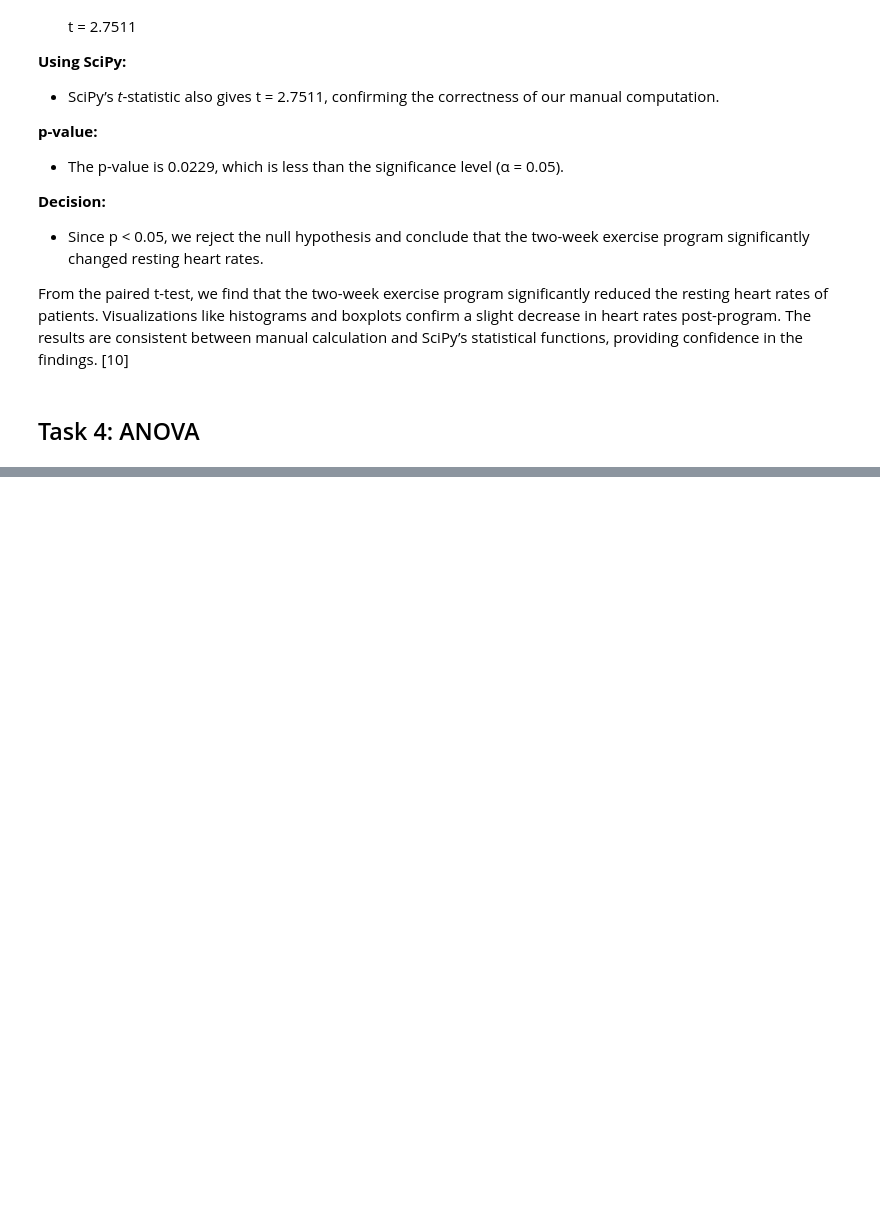
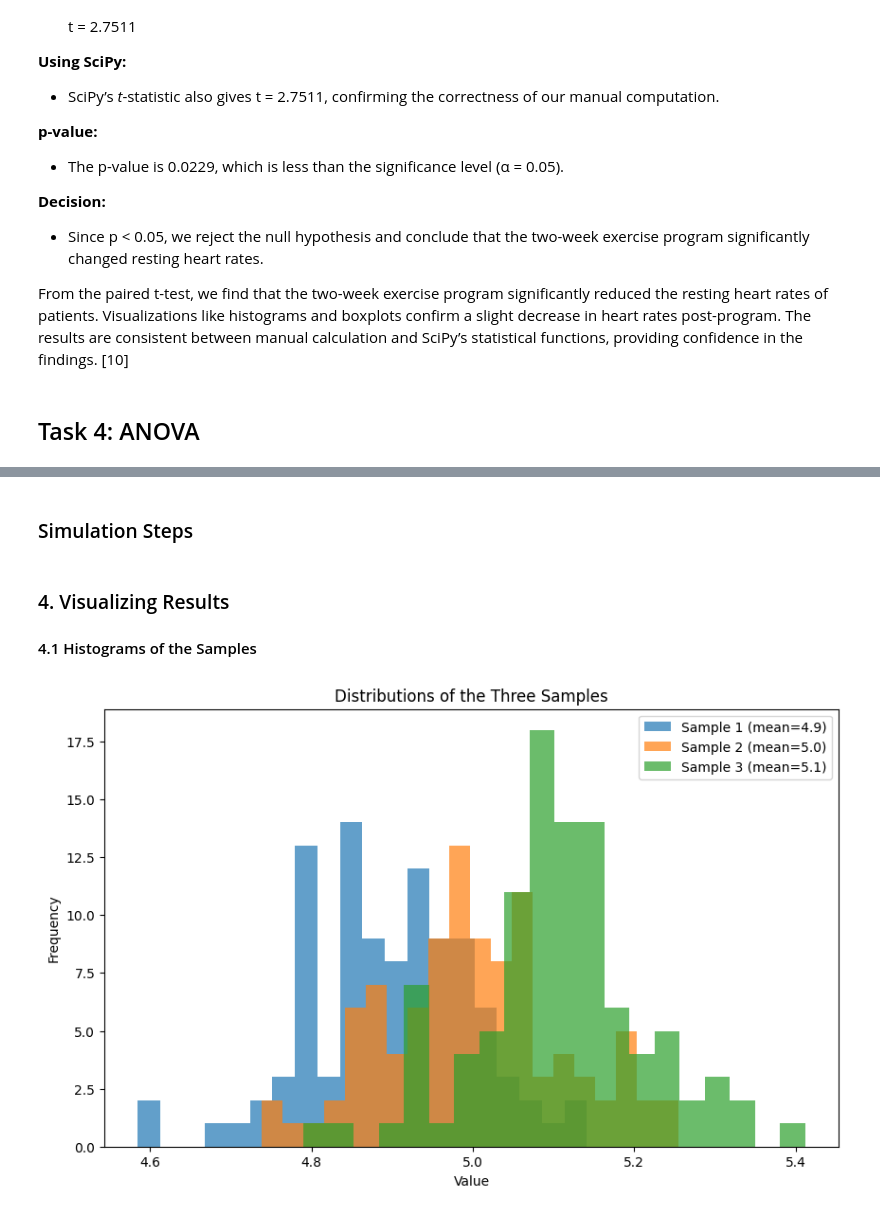
Before and after one commit to benjanning/applied_statistics, a Jupyter notebook: tasks.ipynb, the cells around one changed output, grey strips where cells are left out. Drawn from its saved outputs; the diff is of its cells as text; code cells hidden in the pictures; blank space fills up the shorter version.

```diff
--- a/tasks.ipynb
+++ b/tasks.ipynb
@@ -454,0 +470,2 @@ From the paired t-test, we find that the two-week exercise program significantly
+# %% [markdown]
+### Simulation Steps
@@ -454,0 +496,21 @@ From the paired t-test, we find that the two-week exercise program significantly
+# %% [markdown]
+### 4. Visualizing Results
+#### 4.1 Histograms of the Samples
+# %%
+# Generate three example samples for visualization
+sample_1 = np.random.normal(loc=4.9, scale=0.1, size=100)
+sample_2 = np.random.normal(loc=5.0, scale=0.1, size=100)
+sample_3 = np.random.normal(loc=5.1, scale=0.1, size=100)
+
+# Plot histograms
+plt.figure(figsize=(10, 6))
+plt.hist(sample_1, bins=20, alpha=0.7, label='Sample 1 (mean=4.9)')
+plt.hist(sample_2, bins=20, alpha=0.7, label='Sample 2 (mean=5.0)')
+plt.hist(sample_3, bins=20, alpha=0.7, label='Sample 3 (mean=5.1)')
+plt.xlabel("Value")
+plt.ylabel("Frequency")
+plt.title("Distributions of the Three Samples")
+plt.legend()
+plt.show()
+# %% [output]
+[figure, added]
```
Also changed, not shown: parts of 9 cells of this notebook.
